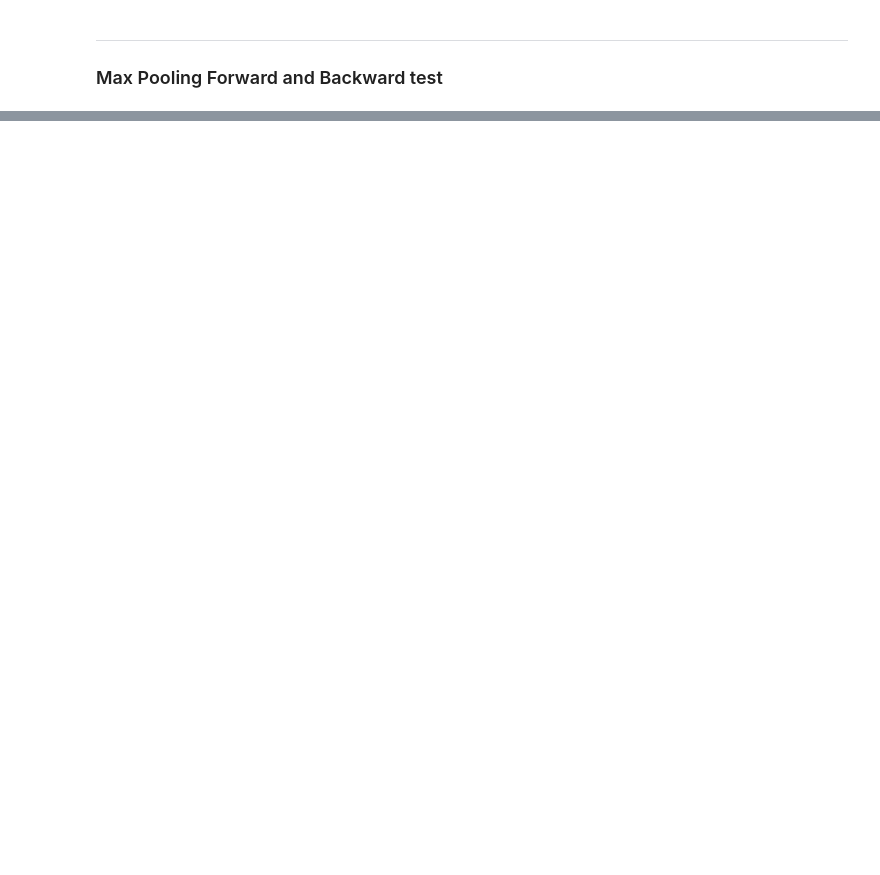
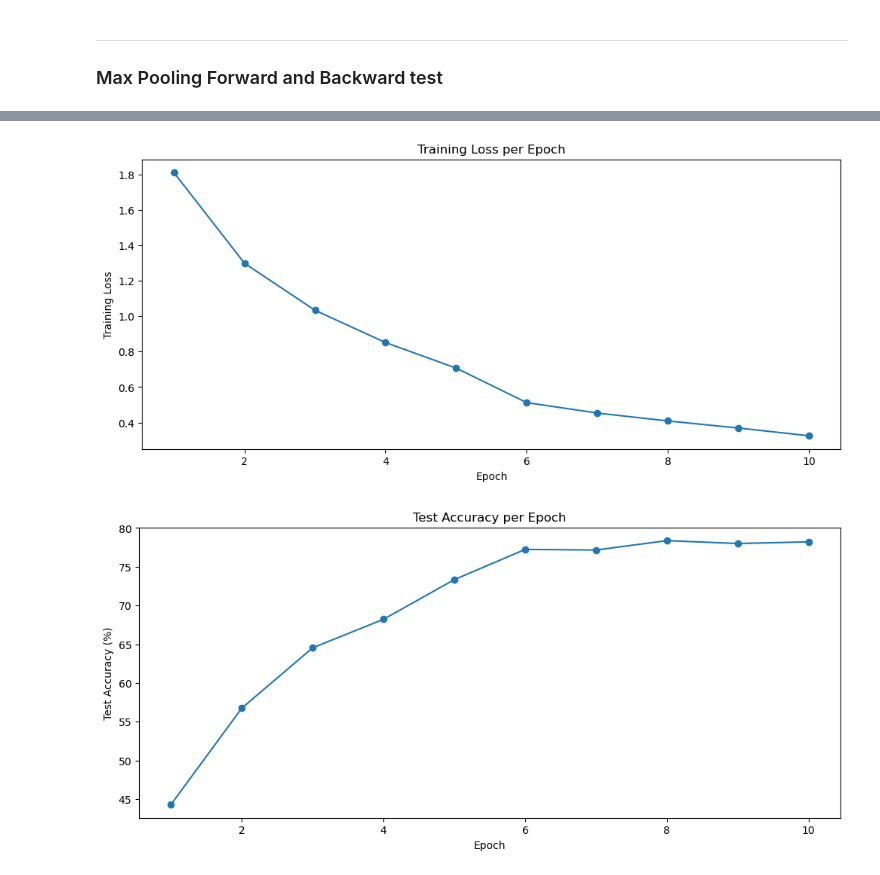
Before and after one commit to 33may/ml_portfolio, a Jupyter notebook: AIA/cnn/cnn.ipynb, the cells around one changed output, grey strips where cells are left out. Cells and saved outputs as stored; diff of their text form; code cells hidden in the pictures; blank space fills up the shorter version.

```diff
--- a/AIA/cnn/cnn.ipynb
+++ b/AIA/cnn/cnn.ipynb
@@ -1410,0 +1323,16 @@ weighted avg       0.93      0.93      0.93      1000
+# %%
+from torch.utils.data import random_split
+
+transform = transforms.Compose([
+    transforms.ToTensor(),
+    # transforms.Normalize(mean=[0.485, 0.456, 0.406], std=[0.229, 0.224, 0.225]),
+])
+
+train_dataset = datasets.CIFAR10(root='./data', train=True, download=True, transform=transform)
+test_dataset = datasets.CIFAR10(root='./data', train=False, download=True, transform=transform)
+
+batch_size = 256
+
+# Create DataLoader with subset
+train_loader = DataLoader(train_dataset, batch_size=batch_size, shuffle=True)
+test_loader = DataLoader(test_dataset, batch_size=batch_size, shuffle=False)
@@ -1410,0 +1425,10 @@ weighted avg       0.93      0.93      0.93      1000
+# %%
+num_epochs = 10
+
+criterion = nn.CrossEntropyLoss()
+
+opt = optim.Adam(model.parameters(), lr=0.001)
+
+scheduler = optim.lr_scheduler.StepLR(opt, step_size=5, gamma=0.2)
+# %%
+train_loss, test_acc = train_model(model, train_loader, test_loader, criterion, opt, num_epochs, scheduler)
@@ -1410,0 +1446,17 @@ weighted avg       0.93      0.93      0.93      1000
+# %%
+plt.figure(figsize=(12, 5))
+plt.plot(range(1, num_epochs + 1), train_loss, marker='o')
+plt.xlabel("Epoch")
+plt.ylabel("Training Loss")
+plt.title("Training Loss per Epoch")
+plt.show()
+
+plt.figure(figsize=(12, 5))
+plt.plot(range(1, num_epochs + 1), test_acc, marker='o')
+plt.xlabel("Epoch")
+plt.ylabel("Test Accuracy (%)")
+plt.title("Test Accuracy per Epoch")
+plt.show()
+# %% [output]
+[figure, added]
+[figure, added]
```
Also changed, not shown: parts of 31 cells of this notebook, 2 other files.
